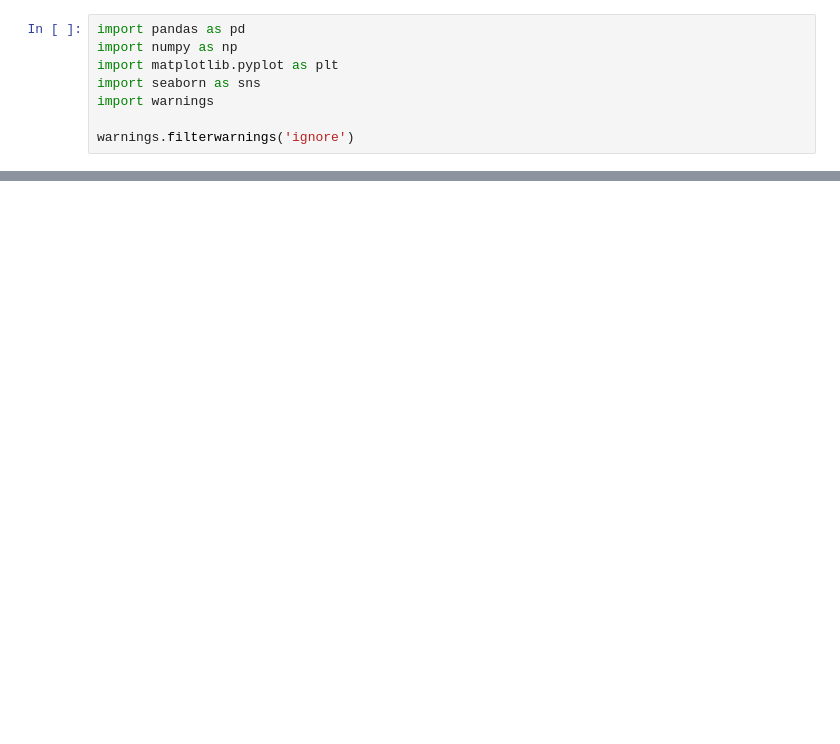
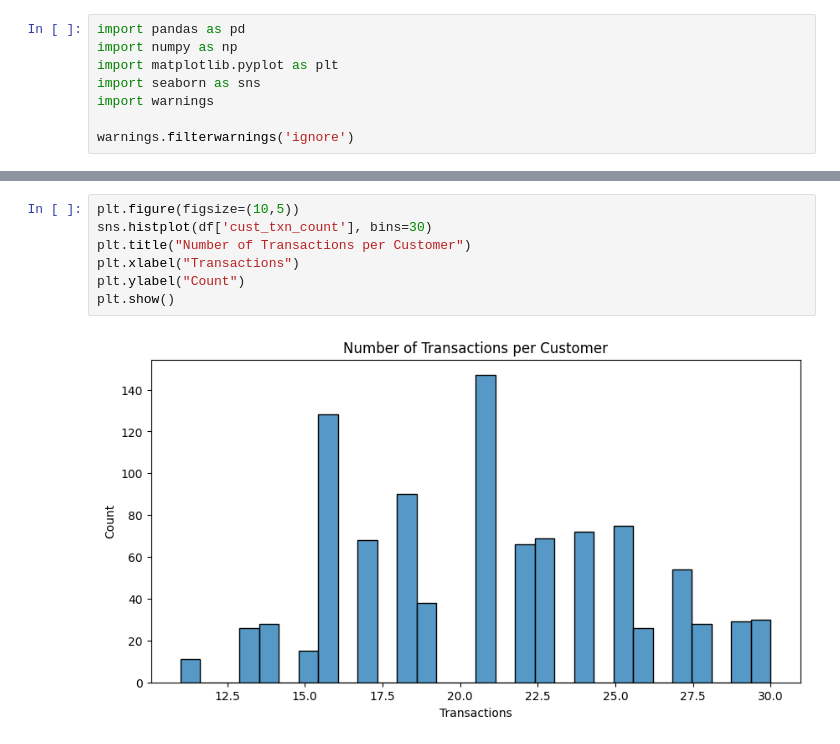
Before and after one commit to AndySchubert/credit-fraud-ml-system, a Jupyter notebook: notebooks/01_eda_feature_engineering.ipynb, the cells around one changed output, grey strips where cells are left out. Drawn from its saved outputs; the diff is of its cells as text; blank space fills up the shorter version.

```diff
--- a/notebooks/01_eda_feature_engineering.ipynb
+++ b/notebooks/01_eda_feature_engineering.ipynb
@@ -51,0 +98,9 @@ Each feature will have:
+# %%
+plt.figure(figsize=(10,5))
+sns.histplot(df['cust_txn_count'], bins=30)
+plt.title("Number of Transactions per Customer")
+plt.xlabel("Transactions")
+plt.ylabel("Count")
+plt.show()
+# %% [output]
+[figure, added]
```
Also changed, not shown: parts of 8 cells of this notebook, 1 other file.
